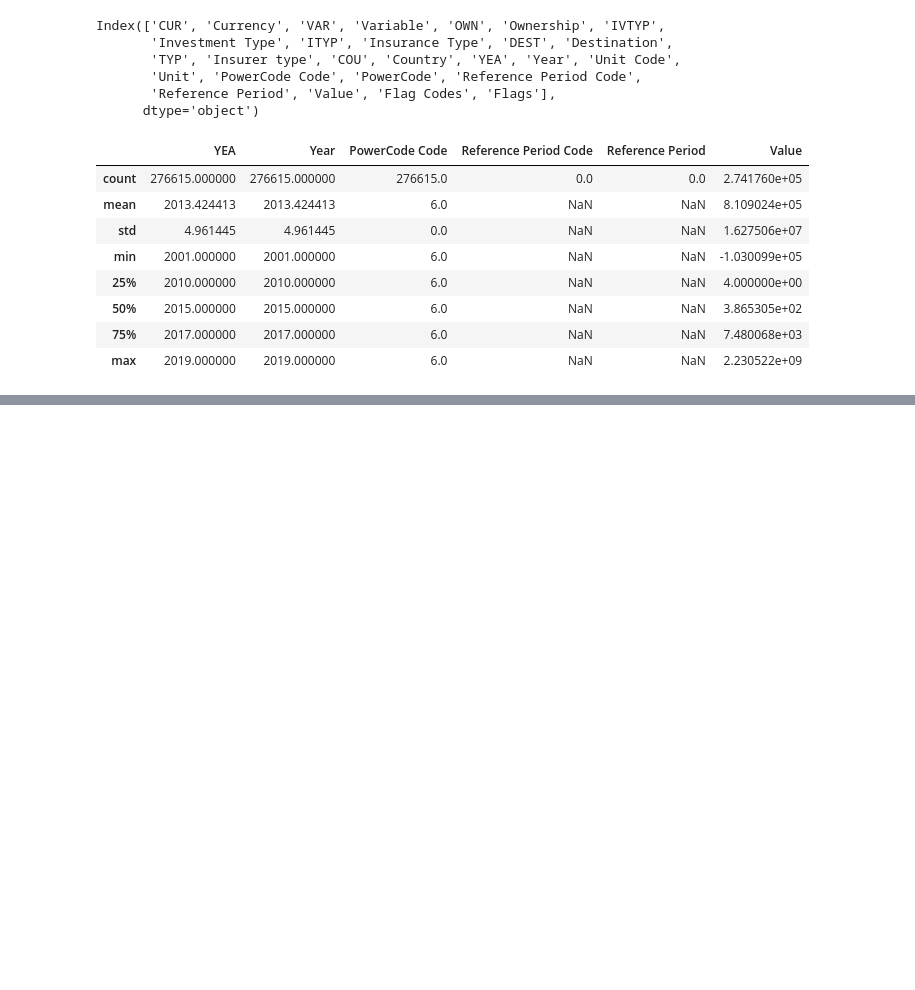
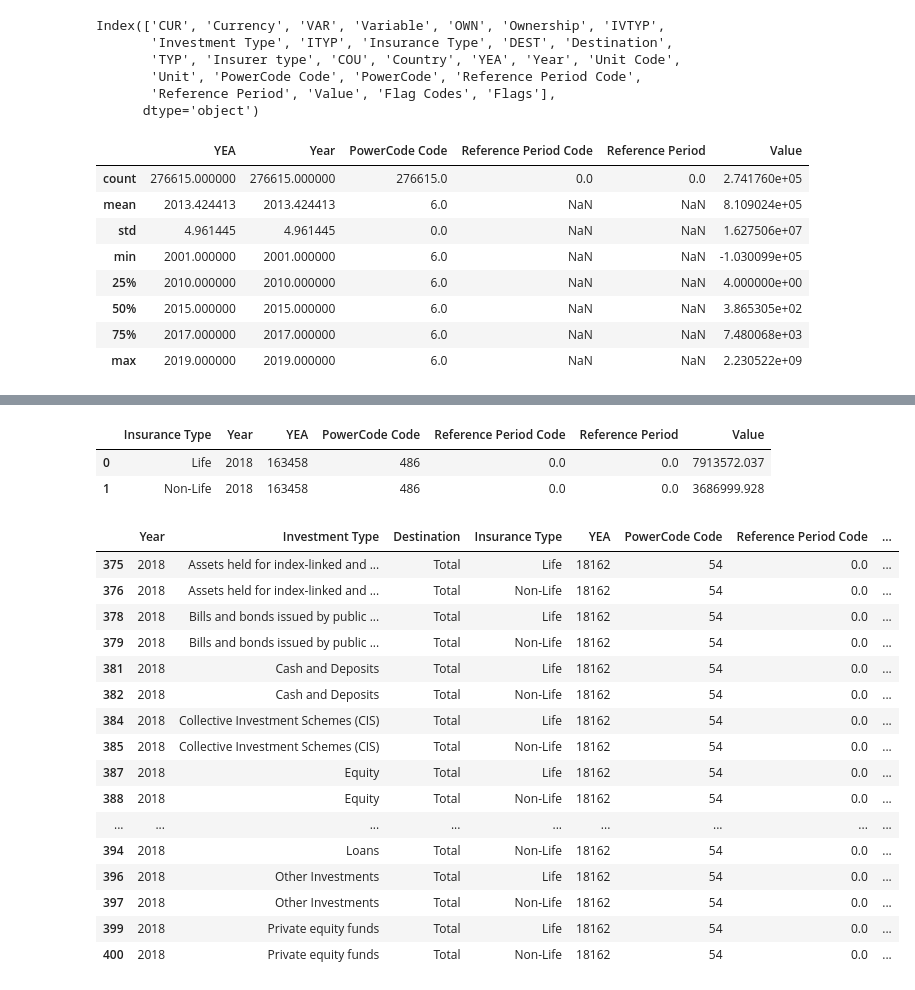
Before and after one commit to looreen/insurances, a Jupyter notebook: insurances.ipynb, the cells around one changed output, grey strips where cells are left out. Saved outputs shown, nothing was run; the diff lists cells and outputs as text; code cells hidden in the pictures; blank space fills up the shorter version.

```diff
--- a/insurances.ipynb
+++ b/insurances.ipynb
@@ -82,0 +124,32 @@ plt.show()
+# %%
+total=grouped_german[investment_year & destination & investment_type & ~of_which]
+total1=total.groupby(['Insurance Type', 'Year'], as_index=False).sum()
+
+total1[total1['Insurance Type']!='Total']
+# %% [output]
+|  | Insurance Type | Year | YEA | PowerCode Code | Reference Period Code | Reference Period | Value |
+| 0 | Life | 2018 | 163458 | 486 | 0.0 | 0.0 | 7913572.037 |
+| 1 | Non-Life | 2018 | 163458 | 486 | 0.0 | 0.0 | 3686999.928 |
+# %%
+total2=total.groupby(['Insurance Type', 'Year', 'Investment Type'], as_index=False).sum()
+
+total2=total[total['Insurance Type']!='Total']
+total2
+# %% [output]
+|  | Year | Investment Type | Destination | Insurance Type | YEA | PowerCode Code | Reference Period Code | ... |
+| 375 | 2018 | Assets held for index-linked and ... | Total | Life | 18162 | 54 | 0.0 | ... |
+| 376 | 2018 | Assets held for index-linked and ... | Total | Non-Life | 18162 | 54 | 0.0 | ... |
+| 378 | 2018 | Bills and bonds issued by public ... | Total | Life | 18162 | 54 | 0.0 | ... |
+| 379 | 2018 | Bills and bonds issued by public ... | Total | Non-Life | 18162 | 54 | 0.0 | ... |
+| 381 | 2018 | Cash and Deposits | Total | Life | 18162 | 54 | 0.0 | ... |
+| 382 | 2018 | Cash and Deposits | Total | Non-Life | 18162 | 54 | 0.0 | ... |
+| 384 | 2018 | Collective Investment Schemes (CIS) | Total | Life | 18162 | 54 | 0.0 | ... |
+| 385 | 2018 | Collective Investment Schemes (CIS) | Total | Non-Life | 18162 | 54 | 0.0 | ... |
+| 387 | 2018 | Equity | Total | Life | 18162 | 54 | 0.0 | ... |
+| 388 | 2018 | Equity | Total | Non-Life | 18162 | 54 | 0.0 | ... |
+| ... | ... | ... | ... | ... | ... | ... | ... | ... |
+| 394 | 2018 | Loans | Total | Non-Life | 18162 | 54 | 0.0 | ... |
+| 396 | 2018 | Other Investments | Total | Life | 18162 | 54 | 0.0 | ... |
+| 397 | 2018 | Other Investments | Total | Non-Life | 18162 | 54 | 0.0 | ... |
+| 399 | 2018 | Private equity funds | Total | Life | 18162 | 54 | 0.0 | ... |
+| 400 | 2018 | Private equity funds | Total | Non-Life | 18162 | 54 | 0.0 | ... |
```
Also changed, not shown: parts of 14 cells of this notebook.
